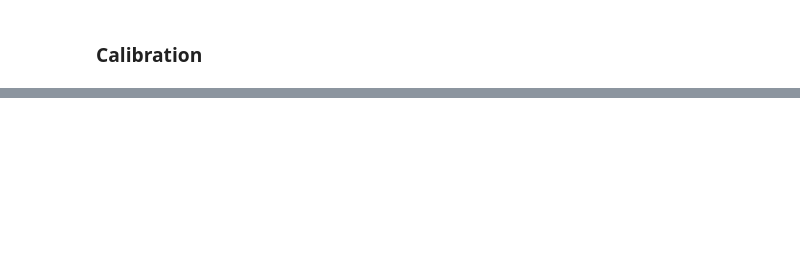
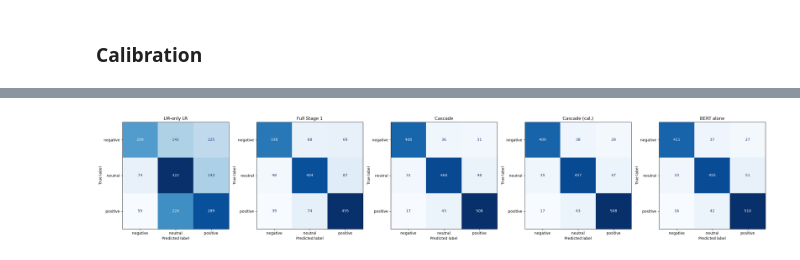
Before and after one commit to agbejar3/Master-thesis-Agustin-Bejar-Kurtin, a Jupyter notebook: SentFin.ipynb, the cells around one changed output, grey strips where cells are left out. Saved outputs shown, nothing was run; the diff lists cells and outputs as text; code cells hidden in the pictures; blank space fills up the shorter version.

```diff
--- a/SentFin.ipynb
+++ b/SentFin.ipynb
@@ -777,2 +803,33 @@ BERT size on disk     440.0 MB
 BERT parameters    109,754,115
 LR parameters           3,021
+# %%
+from sklearn.metrics import ConfusionMatrixDisplay
+import matplotlib.pyplot as plt
+
+# Each *_preds array must be predictions on y_test for the fine-tuned-Stage-2 condition:
+# lm_only_preds, stage1_preds, cascade_preds, final_preds_cal, bert_only_preds
+
+systems = [
+    ("LM-only LR",    lm_only_preds),
+    ("Full Stage 1",  stage1_preds),
+    ("Cascade",       cascade_preds),
+    ("Cascade (cal.)", final_preds_cal),
+    ("BERT alone",    bert_only_preds),
+]
+
+labels = ["negative", "neutral", "positive"]
+
+fig, axes = plt.subplots(1, 5, figsize=(26, 5))
+
+for ax, (name, preds) in zip(axes, systems):
+    ConfusionMatrixDisplay.from_predictions(
+        y_test, preds, labels=labels, ax=ax,
+        cmap="Blues", colorbar=False
+    )
+    ax.set_title(name)
+
+plt.tight_layout()
+plt.savefig("confusion_matrices_s.png", dpi=150, bbox_inches="tight")
+plt.show()
+# %% [output]
+[figure, added]
```
Also changed, not shown: parts of 13 cells of this notebook, 9 other files.
